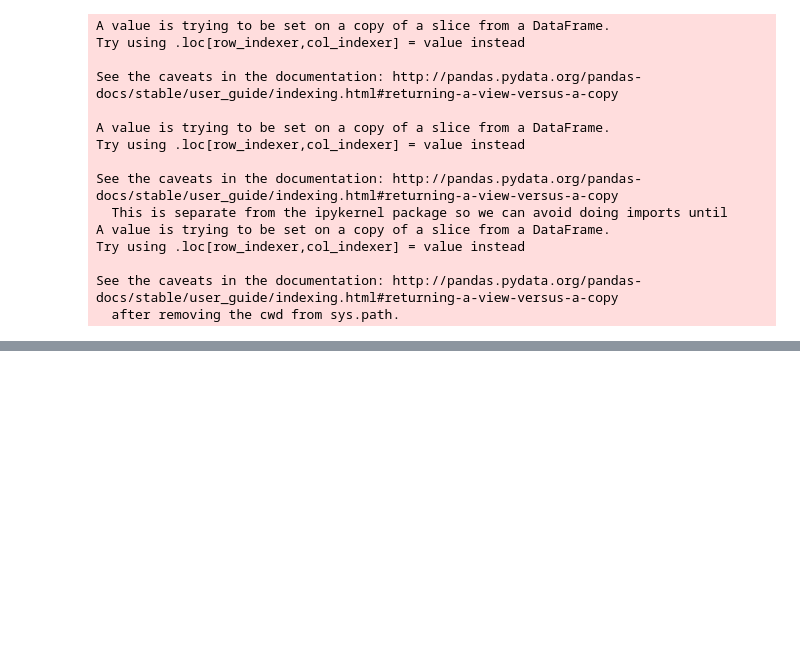
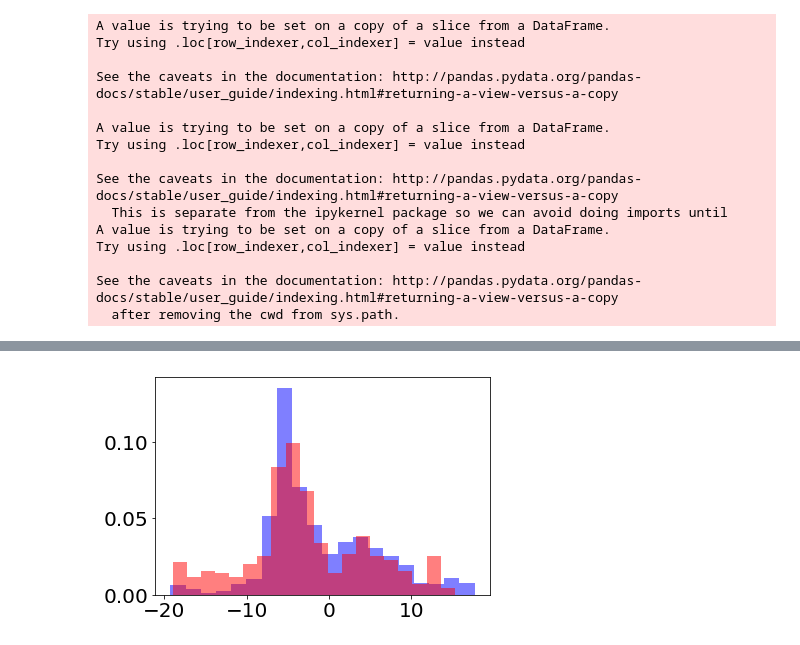
Before and after one commit to tagordon/k2rot, a Jupyter notebook: round/fixtable.ipynb, the cells around one changed output, grey strips where cells are left out. Saved outputs shown, nothing was run; the diff lists cells and outputs as text; code cells hidden in the pictures; blank space fills up the shorter version.

```diff
--- a/round/fixtable.ipynb
+++ b/round/fixtable.ipynb
@@ -241,0 +237,9 @@ pl.semilogy(color[df_good['galcen_y'] > 0], period[df_good['galcen_y'] > 0], 'o'
+# %%
+BV_mask = (BV_ms > 1.2) & (BV_ms < 1.4)
+y_mask = df_good['galcen_y'] < 0
+pl.hist(period[BV_mask & y_mask] - MM09e2(BV_ms, 500)[BV_mask & y_mask], bins=20, alpha=0.5, color='b', density=True);
+
+y_mask = df_good['galcen_y'] > 0
+pl.hist(period[BV_mask & y_mask] - MM09e2(BV_ms, 500)[BV_mask & y_mask], bins=20, alpha=0.5, color='r', density=True);
+# %% [output]
+[figure, added]
```
Also changed, not shown: parts of 8 cells of this notebook.
